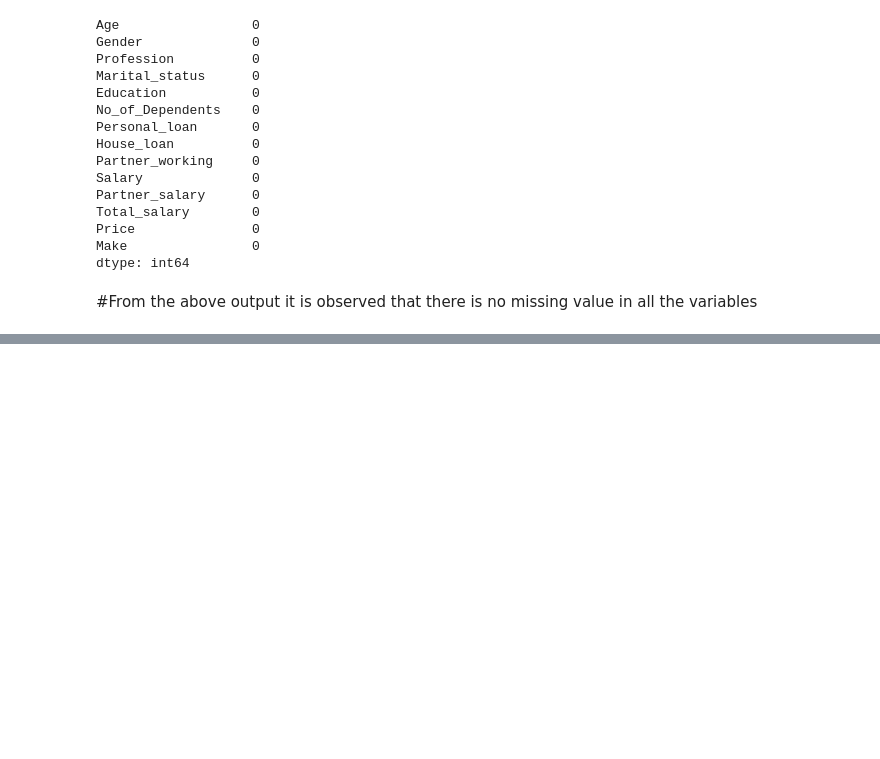
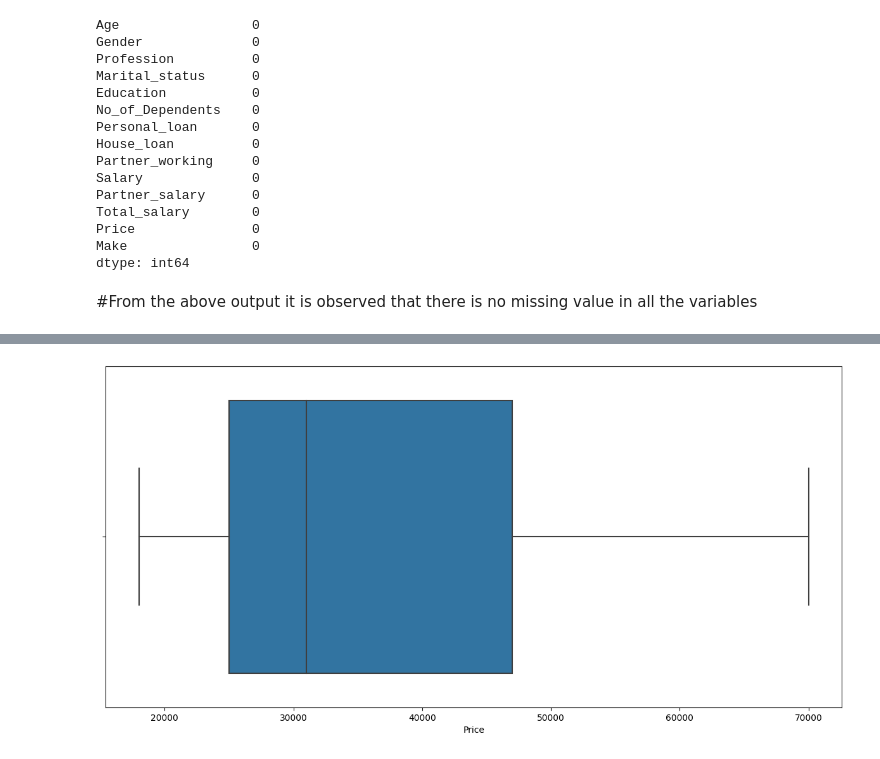
Before and after one commit to Ebipademp/nbte_directory, a Jupyter notebook: Python_makeupProject.ipynb, the cells around one changed output, grey strips where cells are left out. Drawn from its saved outputs; the diff is of its cells as text; code cells hidden in the pictures; blank space fills up the shorter version.

```diff
--- a/Python_makeupProject.ipynb
+++ b/Python_makeupProject.ipynb
@@ -86,0 +102,5 @@ df.make=pd.Categorical(df.make, ordered=True)
+# %%
+plt.figure(figsize=(15,7))
+sns.boxplot(data=df, x='Price');
+# %% [output]
+[figure, added]
```
Also changed, not shown: parts of 10 cells of this notebook.
